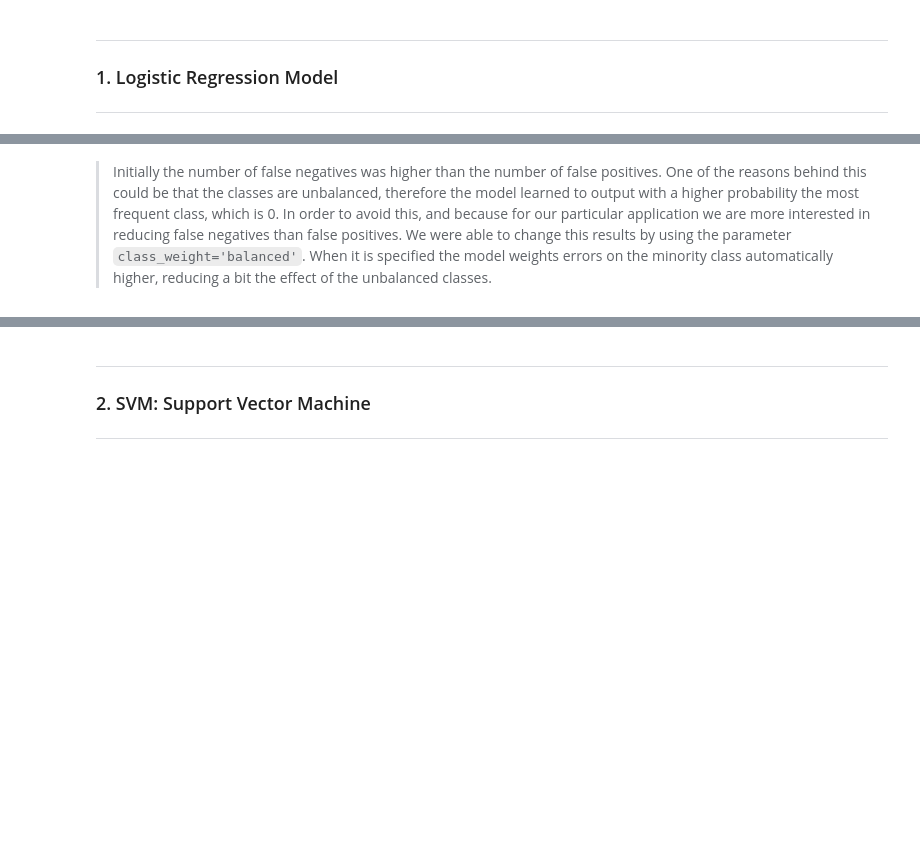
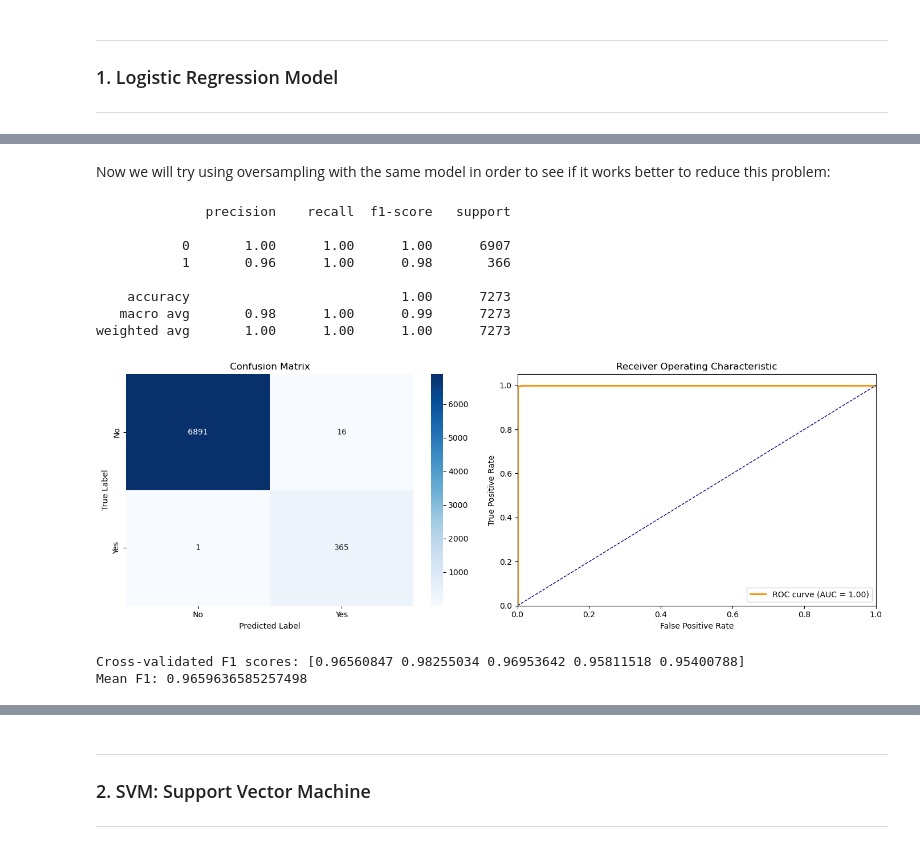
Before and after one commit to laurabolta/Synthesis-Project-I, a Jupyter notebook: DropOutModels.ipynb, the cells around one changed output, grey strips where cells are left out. Saved outputs shown, nothing was run; the diff lists cells and outputs as text; code cells hidden in the pictures; blank space fills up the shorter version.

```diff
--- a/DropOutModels.ipynb
+++ b/DropOutModels.ipynb
@@ -187,2 +186,45 @@ Mean F1: 0.6188598920736906
-# %% [markdown]
-> Initially the number of false negatives was higher than the number of false positives. One of the reasons behind this could be that the classes are unbalanced, therefore the model learned to output with a higher probability the most frequent class, which is 0. In order to avoid this, and because for our particular application we are more interested in reducing false negatives than false positives. We were able to change this results by using the parameter `class_weight='balanced'`. When it is specified the model weights errors on the minority class automatically higher, reducing a bit the effect of the unbalanced classes.
+# %% [markdown]
+Now we will try using oversampling with the same model in order to see if it works better to reduce this problem:
+# %%
+from imblearn.pipeline import Pipeline
+from imblearn.over_sampling import RandomOverSampler
+import warnings
+
+warnings.filterwarnings("ignore", category=FutureWarning)
+
+# Define the pipeline with oversampling
+LR_pipeline2 = Pipeline(steps=[
+    ('preprocessor', preprocessor),
+    ('oversampler', RandomOverSampler(random_state=42)),
+    ('classifier', LogisticRegression(max_iter=1000))
+])
+
+# Train the model
+LR_pipeline2.fit(X_train, y_train)
+
+# Predict on validation set
+y_pred = LR_pipeline2.predict(X_val)
+
+# Evaluate the model
+print(classification_report(y_val, y_pred))
+
+y_pred = LR_pipeline2.predict(X_val)
+y_proba = LR_pipeline2.predict_proba(X_val)[:, 1]  # Probabilities for positive class
+
+# Plot confusion matrix as well as ROC-curve
+plot_classification_results(y_val, y_pred, y_proba, labels=['No', 'Yes'])
+
+# Use cross validation
+cross_validation(LR_pipeline2, X_train_full, y_train_full)
+# %% [output]
+              precision    recall  f1-score   support
+
+           0       1.00      1.00      1.00      6907
+           1       0.96      1.00      0.98       366
+
+    accuracy                           1.00      7273
+   macro avg       0.98      1.00      0.99      7273
+weighted avg       1.00      1.00      1.00      7273
+[figure, added]
+Cross-validated F1 scores: [0.96560847 0.98255034 0.96953642 0.95811518 0.95400788]
+Mean F1: 0.9659636585257498
```
Also changed, not shown: parts of 35 cells of this notebook, 1 other file.
